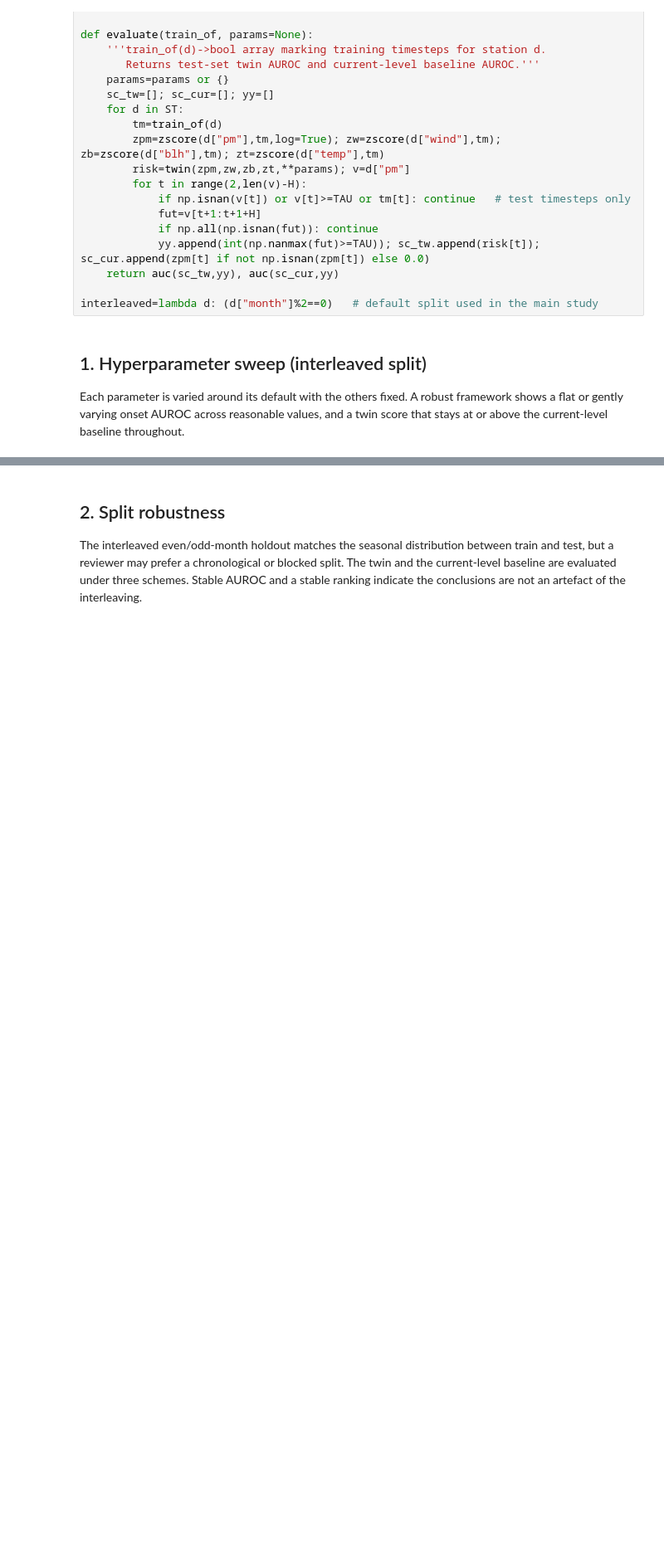
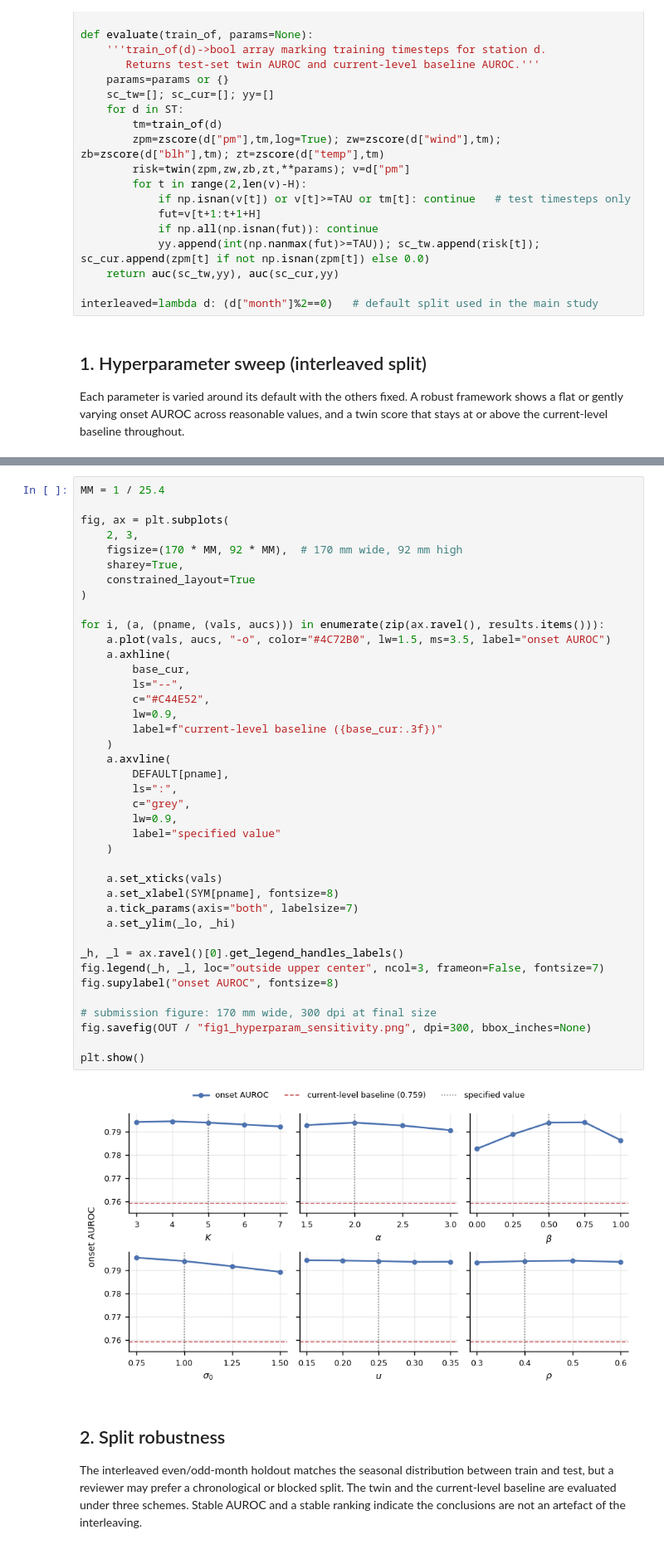
Before and after one commit to Sumiya-Sayeed/air-quality, a Jupyter notebook: notebooks/study7_hyperparam_sensitivity.ipynb, the cells around one changed output, grey strips where cells are left out. Shown at 83% size. Drawn from its saved outputs; the diff is of its cells as text; blank space fills up the shorter version.

```diff
--- a/notebooks/study7_hyperparam_sensitivity.ipynb
+++ b/notebooks/study7_hyperparam_sensitivity.ipynb
@@ -148,4 +156,46 @@ current-level baseline AUROC (reference): 0.759
 largest AUROC span across any single-parameter sweep: 0.011
+# %%
+MM = 1 / 25.4
+
+fig, ax = plt.subplots(
+    2, 3,
+    figsize=(170 * MM, 92 * MM),  # 170 mm wide, 92 mm high
+    sharey=True,
+    constrained_layout=True
+)
+
+for i, (a, (pname, (vals, aucs))) in enumerate(zip(ax.ravel(), results.items())):
+    a.plot(vals, aucs, "-o", color="#4C72B0", lw=1.5, ms=3.5, label="onset AUROC")
+    a.axhline(
+        base_cur,
+        ls="--",
+        c="#C44E52",
+        lw=0.9,
+        label=f"current-level baseline ({base_cur:.3f})"
+    )
+    a.axvline(
+        DEFAULT[pname],
+        ls=":",
+        c="grey",
+        lw=0.9,
+        label="specified value"
+    )
+
+    a.set_xticks(vals)
+    a.set_xlabel(SYM[pname], fontsize=8)
+    a.tick_params(axis="both", labelsize=7)
+    a.set_ylim(_lo, _hi)
+
+_h, _l = ax.ravel()[0].get_legend_handles_labels()
+fig.legend(_h, _l, loc="outside upper center", ncol=3, frameon=False, fontsize=7)
+fig.supylabel("onset AUROC", fontsize=8)
+
+# submission figure: 170 mm wide, 300 dpi at final size
+fig.savefig(OUT / "fig1_hyperparam_sensitivity.png", dpi=300, bbox_inches=None)
+
+plt.show()
+# %% [output]
+[figure, added]
 # %% [markdown]
 ## 2. Split robustness
 
```
Also changed, not shown: parts of 2 cells of this notebook, 37 other files.
